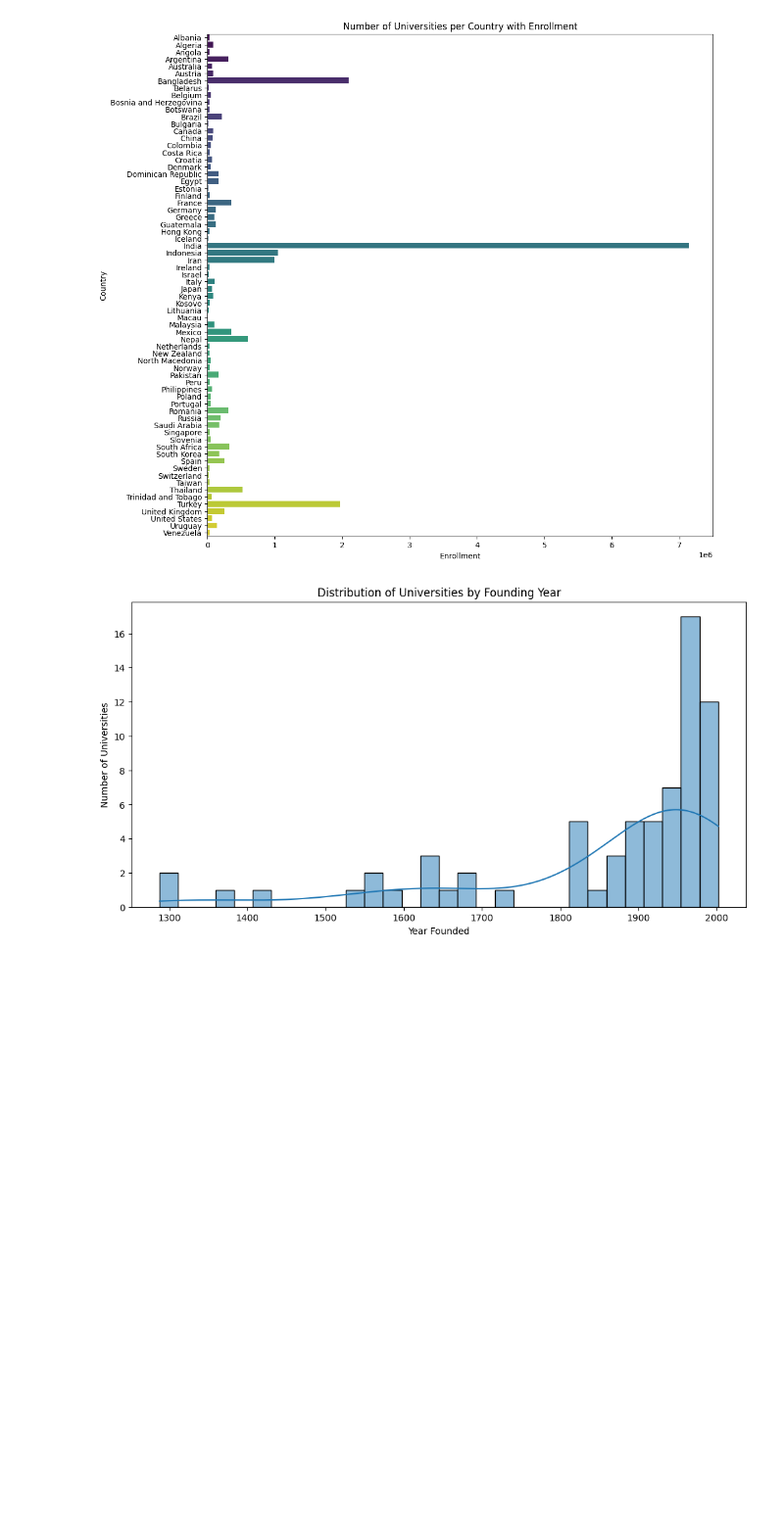
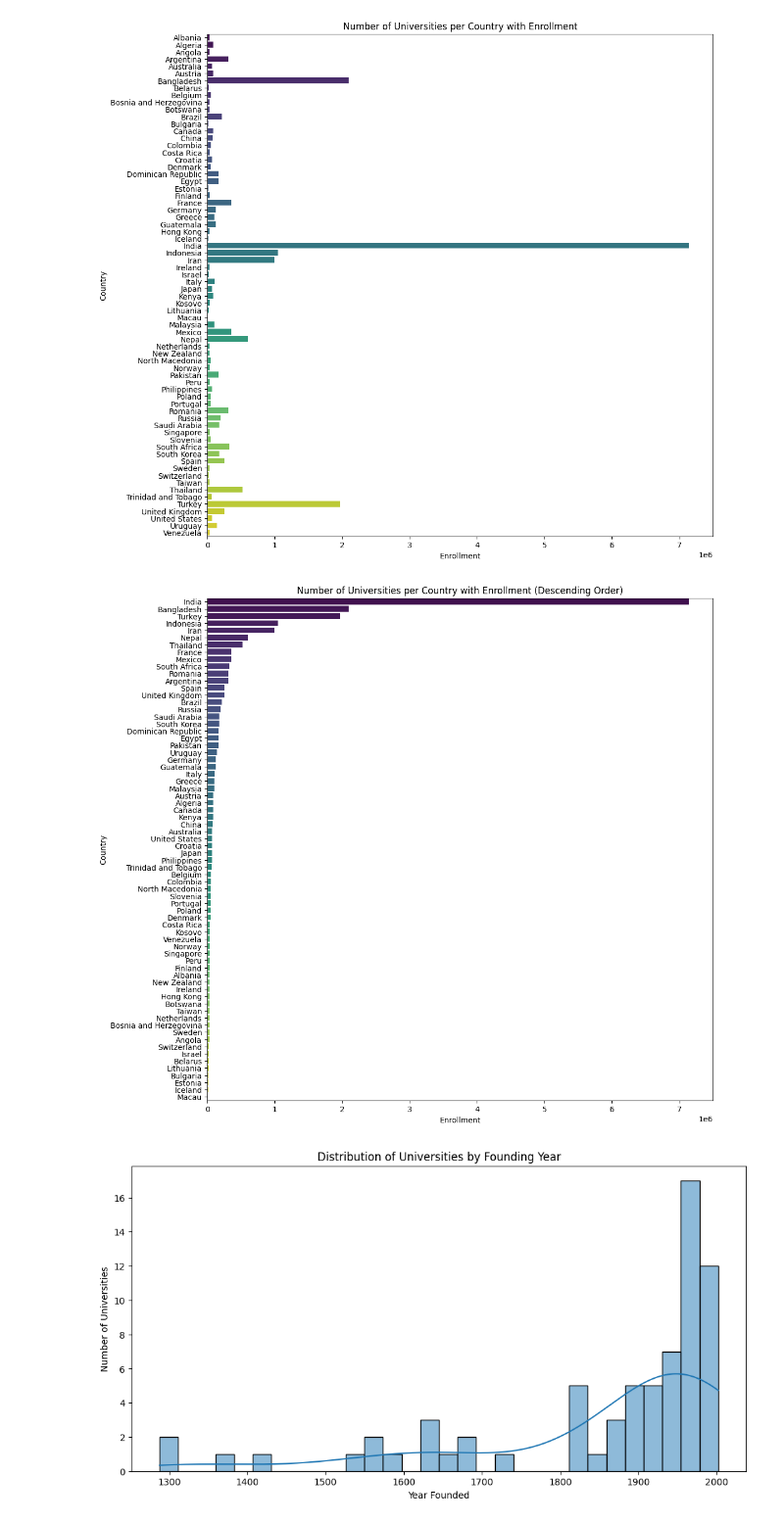
Before and after one commit to kabiratb/Wikipedia-List-of-Largest-University-, a Jupyter notebook: cleaning.ipynb, the cells around one changed output. Shown at 98% size. Cells and saved outputs as stored; diff of their text form; code cells hidden in the pictures; blank space fills up the shorter version.

```diff
--- a/cleaning.ipynb
+++ b/cleaning.ipynb
@@ -185,6 +185,23 @@ plt.ylabel('Country')
 plt.show()
 # %% [output]
 [figure]
+# %%
+# Sort the dataframe by 'Enrollment' in descending order
+df_sorted = df.sort_values(by='Enrollment', ascending=False)
+
+# Create the bar plot
+plt.figure(figsize=(12, 12))
+barplot = sns.barplot(y='Country', x='Enrollment', data=df_sorted, errorbar=None, hue='Country', palette='viridis')
+
+# Customize the plot
+plt.title('Number of Universities per Country with Enrollment (Descending Order)')
+plt.xlabel('Enrollment')
+plt.ylabel('Country')
+
+# Show the plot
+plt.show()
+# %% [output]
+[figure, added]
 # %%
 #University by Year founded
 df['Founded'] = df['Founded'].apply(pd.to_numeric)
```
